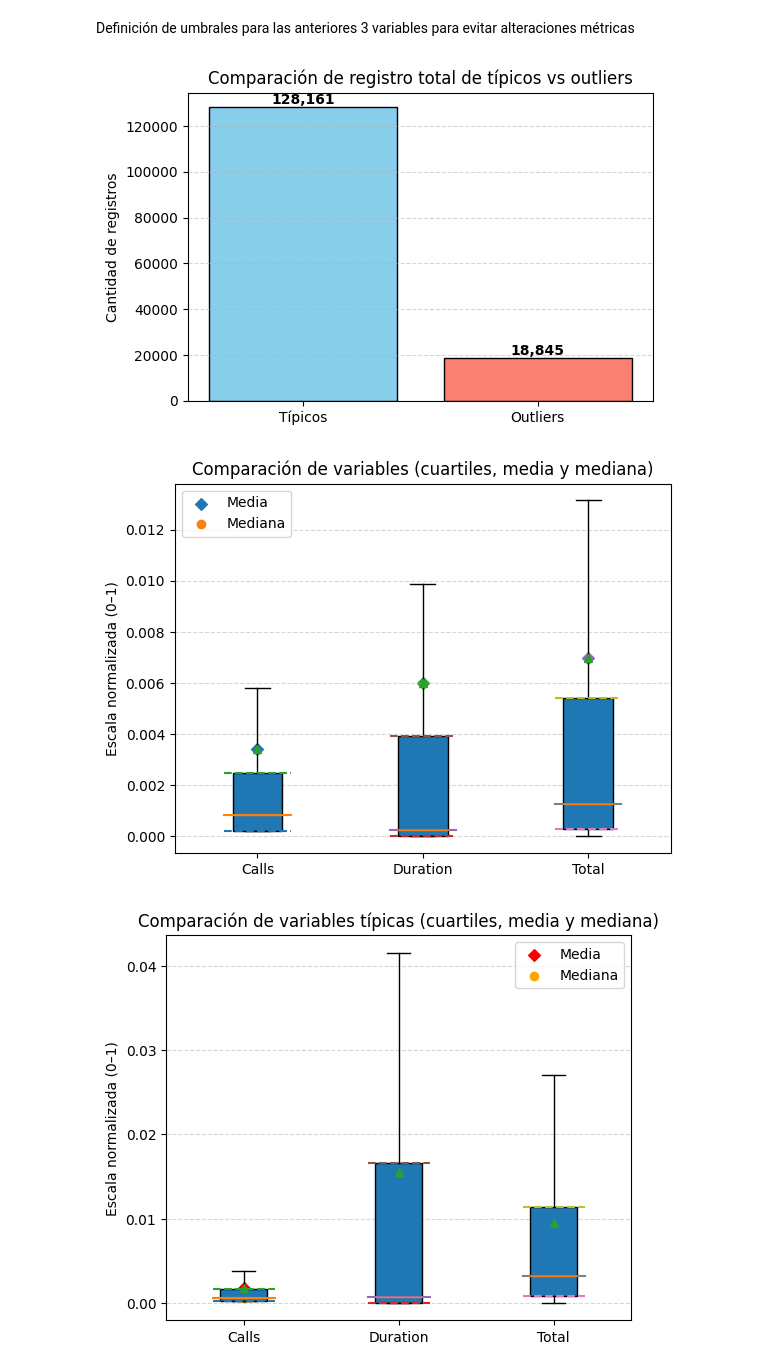
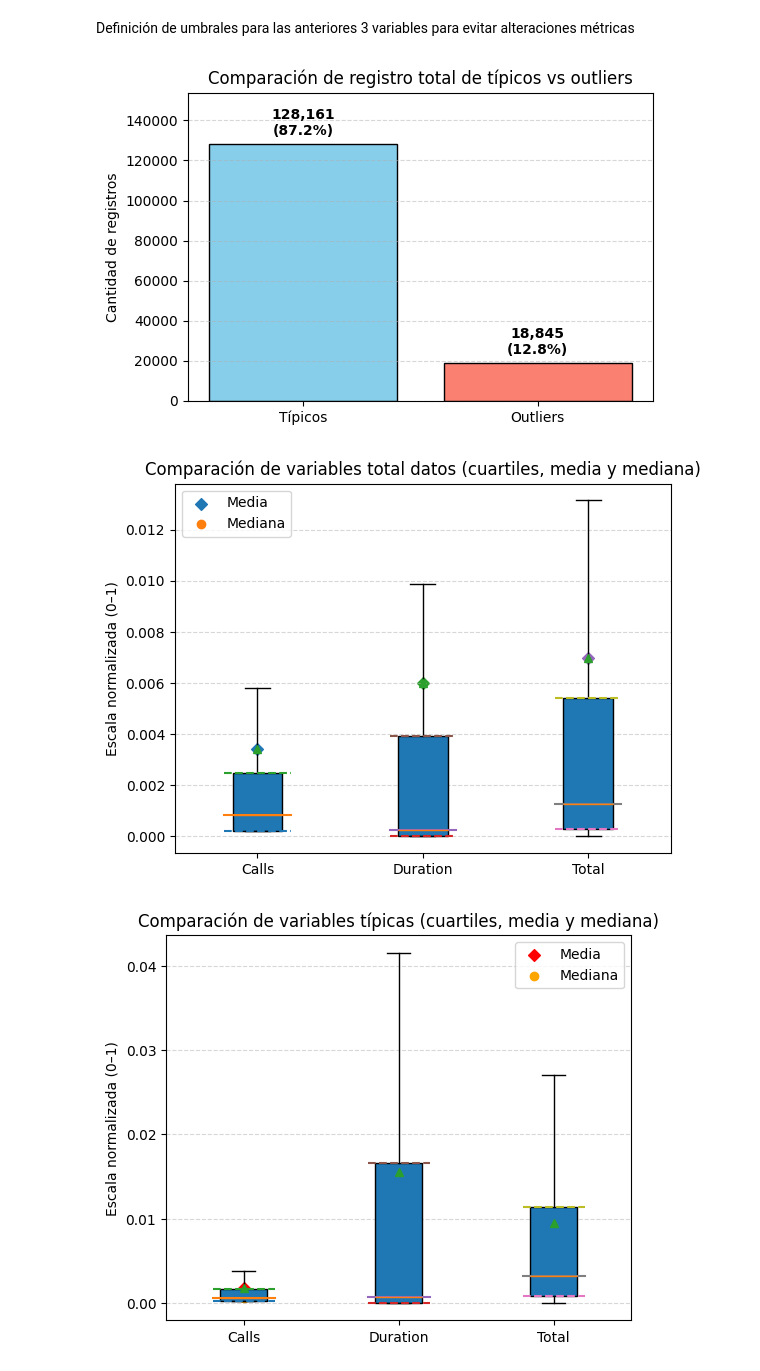
Before and after one commit to albert777mendoza/final_project_da, a Jupyter notebook: case1_telecom/notebooks/telecom_case.ipynb, the cells around one changed output. Saved outputs shown, nothing was run; the diff lists cells and outputs as text; code cells hidden in the pictures.

Commit message:
Update case1 telecom analysis
- Mejora en cálculo de llamadas perdidas
- Ajuste de umbrales de scoring (<10%)
- Visualizaciones por dirección de llamadas
- Optimización de análisis de eficiencia

```diff
--- a/case1_telecom/notebooks/telecom_case.ipynb
+++ b/case1_telecom/notebooks/telecom_case.ipynb
@@ -810,11 +860,12 @@ Cantidad total de registros outliers reunidos: 18845
 # %% [markdown]
 Definición de umbrales para las anteriores 3 variables para evitar alteraciones métricas
 # %%
-# grafico inicialmente un comparativo entre totales de tipicos y outliers
+# Gráfico de Separación de típicos y outliers
+# Cantidades
+tipicos_count = len(tipicos)
+outliers_count = len(outliers)
 
-# Cantidades
-tipicos_count = len(tipicos)       # 128161
-outliers_count = len(outliers)     # 18845
+total = tipicos_count + outliers_count
 
 # Datos para la gráfica
 categorias = ['Típicos', 'Outliers']
@@ -826,13 +877,15 @@ plt.figure(figsize=(6,4))
 # Gráfico de barras
 bars = plt.bar(categorias, valores, color=colores, edgecolor='black')
 
-# Etiquetas encima de cada barra
+# Etiquetas encima de cada barra (con porcentaje)
 for bar, valor in zip(bars, valores):
+    porcentaje = valor / total * 100
     plt.text(
-        bar.get_x() + bar.get_width()/2,   # posición x centrada
-        bar.get_height(),                  # posición y en la altura de la barra
-        f'{valor:,}',                      # formato con separador de miles
-        ha='center', va='bottom', fontsize=10, fontweight='bold'
+        bar.get_x() + bar.get_width()/2,
+        bar.get_height() + 3000,
+        f'{valor:,}\n({porcentaje:.1f}%)',  # 👈 aquí agregas el %
+        ha='center', va='bottom',
+        fontsize=10, fontweight='bold'
     )
 
 # Títulos y ejes
@@ -840,9 +893,10 @@ plt.title('Comparación de registro total de típicos vs outliers')
 plt.ylabel('Cantidad de registros')
 
 plt.grid(axis='y', linestyle='--', alpha=0.5)
+plt.ylim(0, max(valores) * 1.2)
 plt.show()
 # %% [output]
-[figure, old version]
+[figure, new version]
 # %%
 # Gráfico inicialmente comparativo de comportamiento de las 3 variables -full(incluyendo outliers)
 
@@ -864,35 +918,35 @@ plt.boxplot(
     showfliers=False
 )
 
 # Cuartiles + media + mediana
 for i, var in enumerate(data):
     Q1 = var.quantile(0.25)
     Q2 = var.quantile(0.50)
     Q3 = var.quantile(0.75)
     mean = var.mean()
 
     # Cuartiles
     plt.plot([i+0.8, i+1.2], [Q1, Q1], linestyle='--')
     plt.plot([i+0.8, i+1.2], [Q2, Q2], linestyle='-')
     plt.plot([i+0.8, i+1.2], [Q3, Q3], linestyle='--')
 
     # 🔴 Media (solo una vez en la leyenda)
     plt.scatter(i+1, mean, marker='D', label='Media' if i == 0 else "")
 
     # 🟧 Mediana (AGREGAR ESTO)
     plt.scatter(i+1, Q2, marker='o', label='Mediana' if i == 0 else "")
 
 # Etiquetas
 plt.xticks([1,2,3], labels)
-plt.title('Comparación de variables (cuartiles, media y mediana)')
+plt.title('Comparación de variables total datos (cuartiles, media y mediana)')
 plt.ylabel('Escala normalizada (0–1)')
 
 plt.legend()
 plt.grid(axis='y', linestyle='--', alpha=0.5)
 
 plt.show()
 # %% [output]
-[figure, old version]
+[figure, new version]
 # %%
 # grafico a hora las 3 variables con los típicos unicamente
 
```
Also changed, not shown: parts of 12 cells of this notebook.
